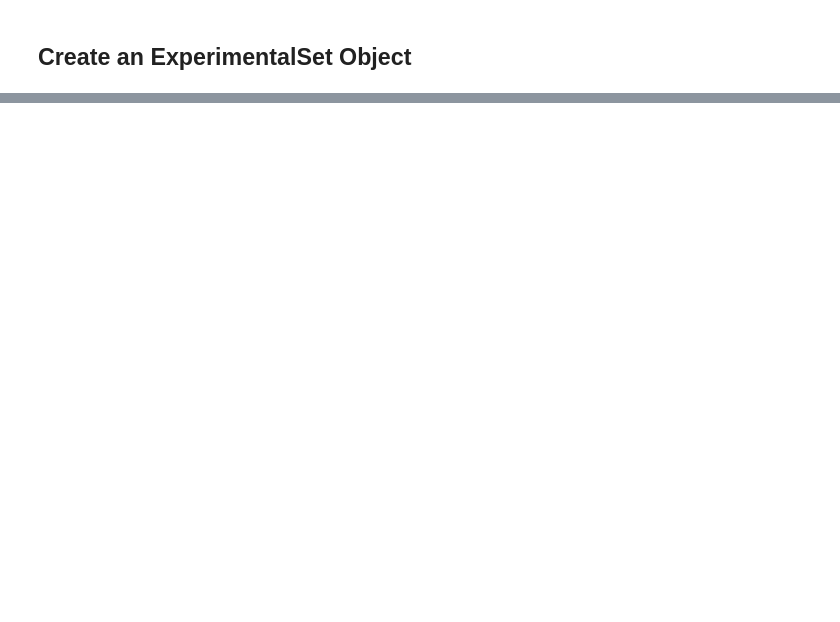
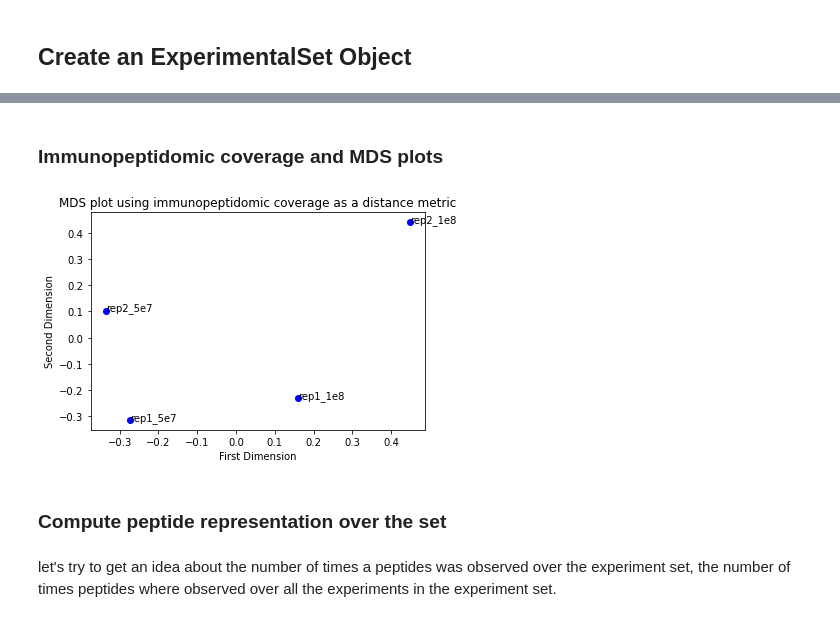
Before and after one commit to ikmb/iptoolkit, a Jupyter notebook: Tutorials/Tutorial_three_comparing_different_experiments.ipynb, the cells around one changed output, grey strips where cells are left out. Drawn from its saved outputs; the diff is of its cells as text; code cells hidden in the pictures; blank space fills up the shorter version.

```diff
--- a/Tutorials/Tutorial_three_comparing_different_experiments.ipynb
+++ b/Tutorials/Tutorial_three_comparing_different_experiments.ipynb
@@ -308,0 +118,12 @@ fig=plot_change_in_presentation_between_experiment(distance_tensor,0,1)
+# %% [markdown]
+### Immunopeptidomic coverage and MDS plots
+# %%
+ic_distance=compute_ic_distance_experiments(exps)
+fig=plot_MDS_from_ic_coverage(ic_distance)
+# %% [output]
+[figure, added]
+# %% [markdown]
+### Compute peptide representation over the set
+# %% [markdown]
+let's try to get an idea about the number of times a peptides was observed over the experiment set,
+the number of times peptides where observed over all the experiments in the experiment set.
```
Also changed, not shown: parts of 91 cells of this notebook, 19 other files.
